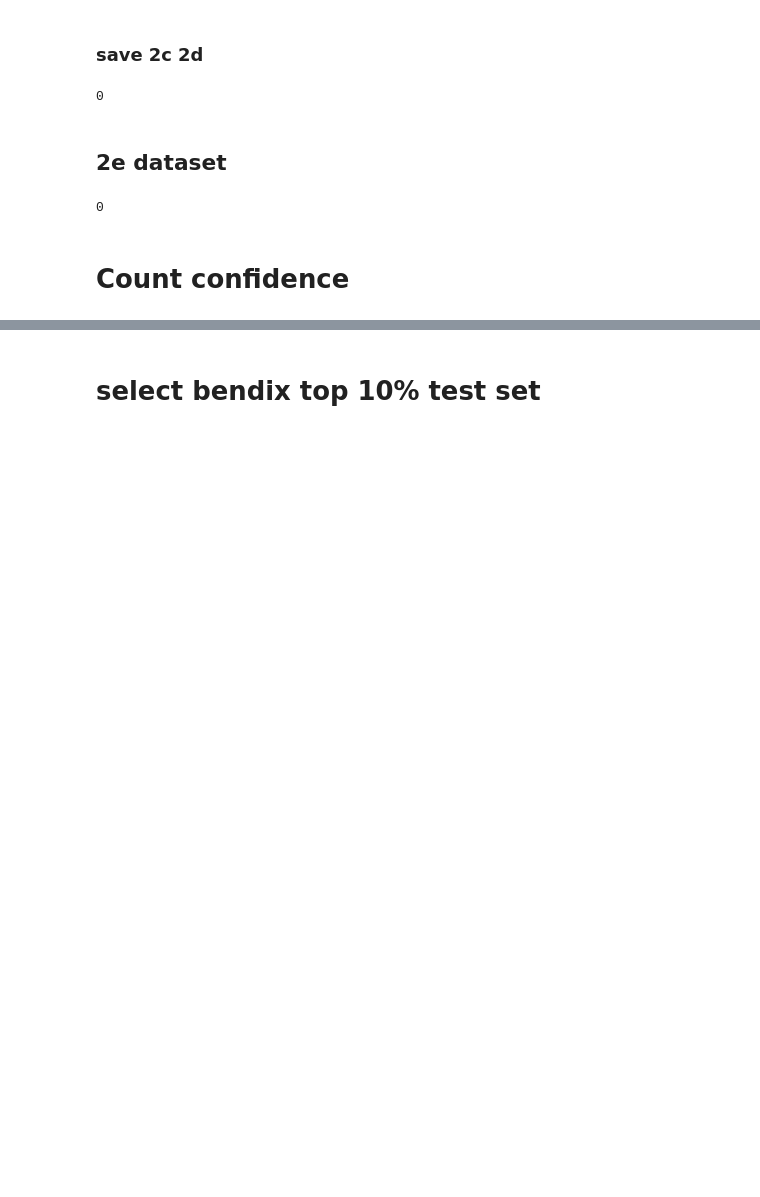
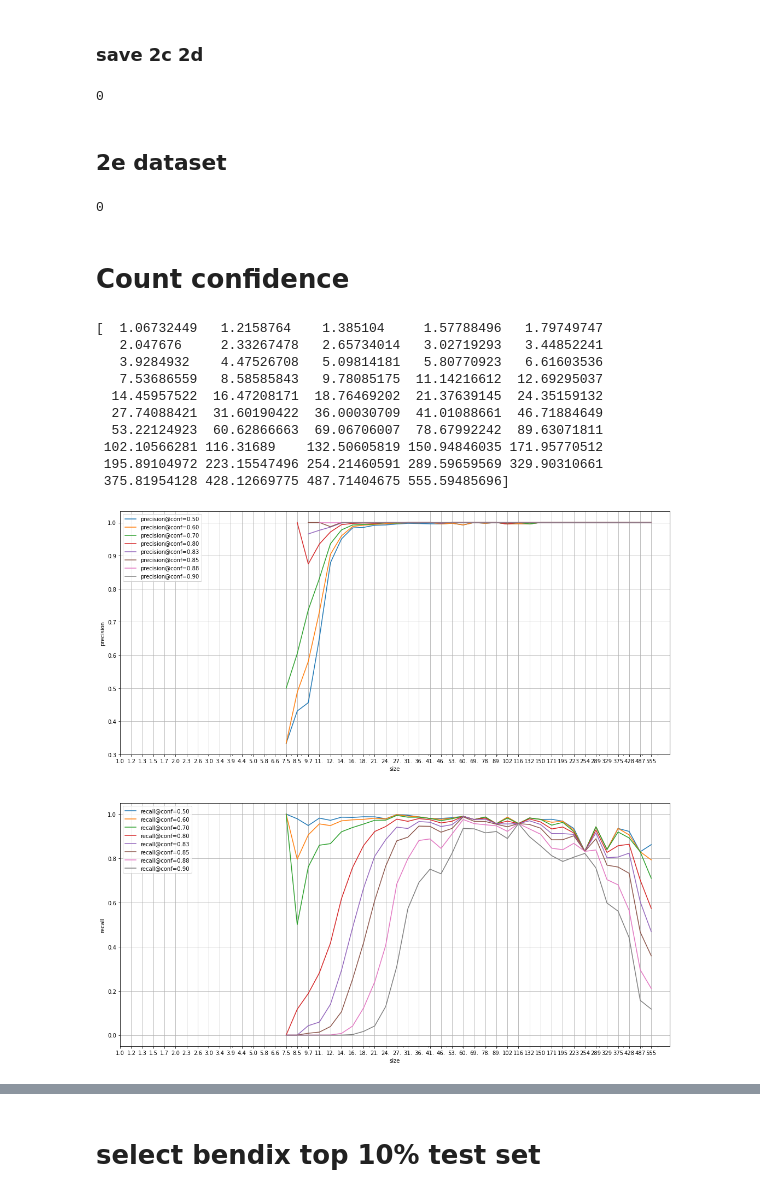
Before and after one commit to liyinze1/Robbins-to-THEMIS, a Jupyter notebook: demo.ipynb, the cells around one changed output, grey strips where cells are left out. Cells and saved outputs as stored; diff of their text form; code cells hidden in the pictures; blank space fills up the shorter version.

```diff
--- a/demo.ipynb
+++ b/demo.ipynb
@@ -274,3 +319,60 @@ f.close()
+# %%
+
+
+f = open('combined/data_2a.txt')
+data_2a = [line.split('/')[-1] for line in f.read().splitlines()]
+f.close()
+
+f = open('combined/data_2b.txt')
+data_2b = [line.split('/')[-1] for line in f.read().splitlines()]
+f.close()
+
+tp, fp, fn = count_true_false(data_2a + data_2b, 'combined')
+
+# t_ben, f_ben = count_true_false(os.listdir('bendix/yolo_labels'), 'bendix')
+# f.close()
+bins = np.logspace(0, 1, 50, base=593)
+x = (bins[1:] * bins[:-1])**0.5
+
+plt.figure(figsize=(18,18))
+
+for conf in [0.5, 0.6, 0.7, 0.8, 0.83, 0.85, 0.88, 0.9]:
+    tp_y, fp_y, fn_y = hist_by_conf(tp, fp, fn, conf, bins)
+    precision = tp_y / (tp_y + fp_y)
+    recall = tp_y / (tp_y + fn_y)
+    plt.subplot(2, 1, 1)
+    plt.semilogx(x, precision, label='precision@conf=%.2f'%conf)
+    plt.subplot(2, 1, 2)
+    plt.semilogx(x, recall, label='recall@conf=%.2f'%conf)
+
+print(x)
+
+plt.subplot(2, 1, 1)
+plt.legend()
+plt.ylabel('precision')
+plt.xlabel('size')
+plt.xticks(ticks=x, labels=[str(i)[:3] for i in x])
+plt.grid(True)
+
+plt.subplot(2, 1, 2)
+plt.legend()
+plt.ylabel('recall')
+plt.xlabel('size')
+plt.xticks(ticks=x, labels=[str(i)[:3] for i in x])
+plt.grid(True)
+plt.show()
+# %% [output]
+[  1.06732449   1.2158764    1.385104     1.57788496   1.79749747
+   2.047676     2.33267478   2.65734014   3.02719293   3.44852241
+   3.9284932    4.47526708   5.09814181   5.80770923   6.61603536
+   7.53686559   8.58585843   9.78085175  11.14216612  12.69295037
+  14.45957522  16.47208171  18.76469202  21.37639145  24.35159132
+  27.74088421  31.60190422  36.00030709  41.01088661  46.71884649
+  53.22124923  60.62866663  69.06706007  78.67992242  89.63071811
+ 102.10566281 116.31689    132.50605819 150.94846035 171.95770512
+ 195.89104972 223.15547496 254.21460591 289.59659569 329.90310661
+ 375.81954128 428.12669775 487.71404675 555.59485696]
+[figure, added]
 # %%
 
 plt.figure(figsize=(10,10))
```
Also changed, not shown: parts of 9 cells of this notebook, 7 other files.
